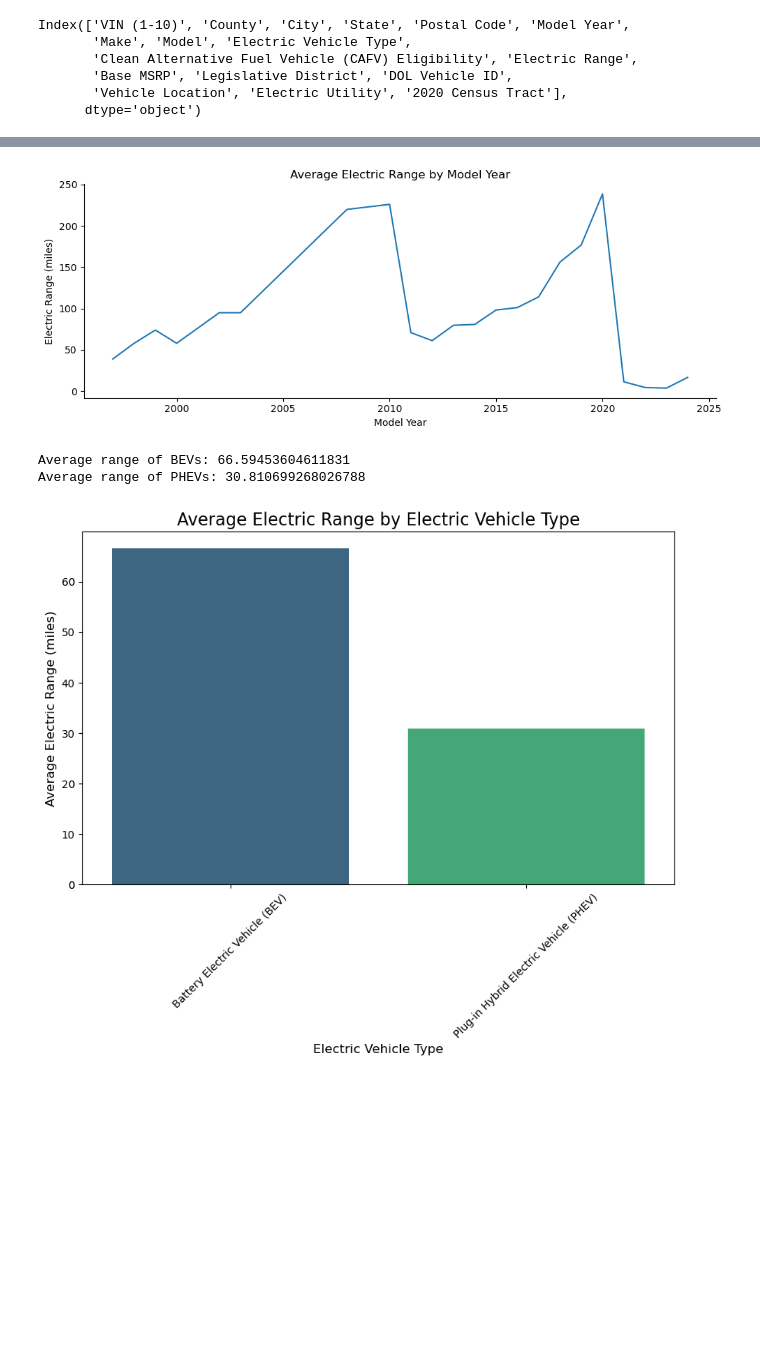
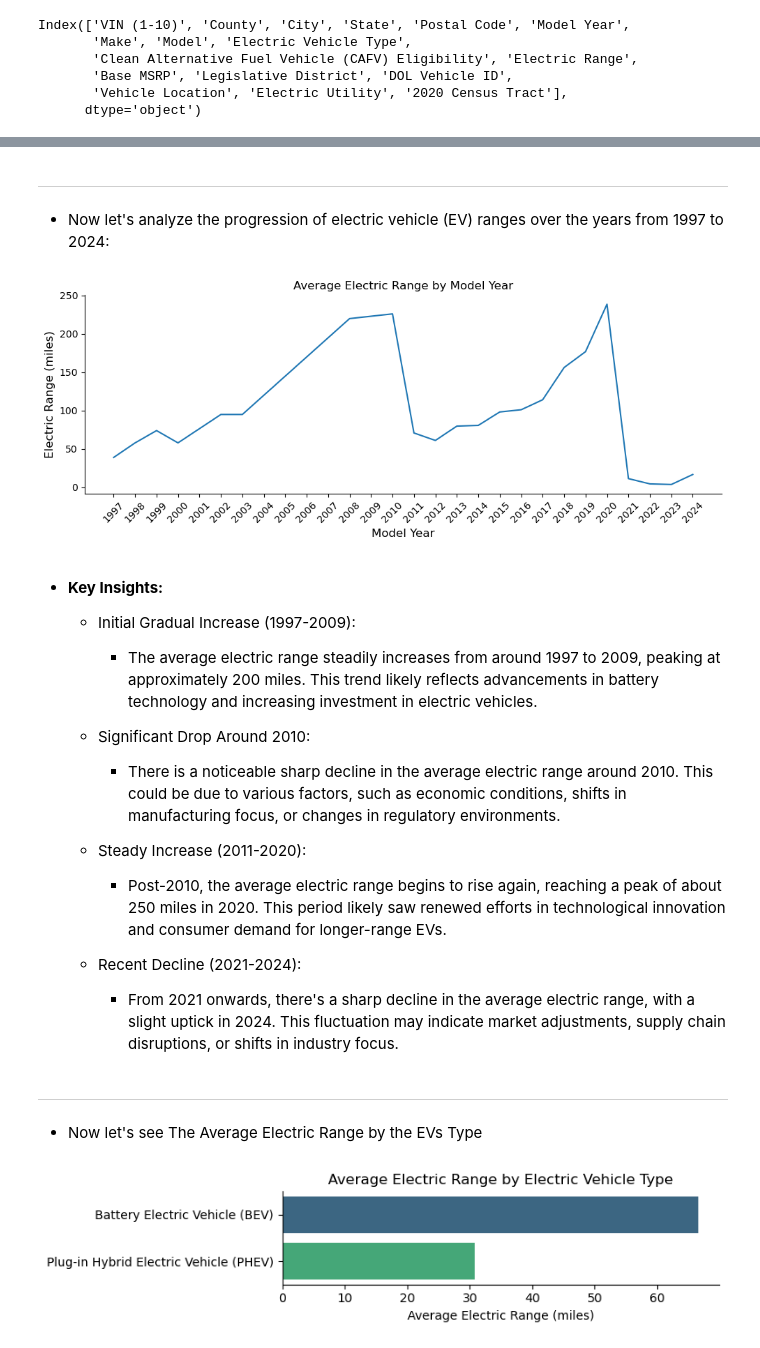
Before and after one commit to modyreturn/Data-Analysis-Projects, a Jupyter notebook: EVs Market Analysis/5_EVs_Range_Analysis.ipynb, the cells around one changed output, grey strips where cells are left out. Drawn from its saved outputs; the diff is of its cells as text; code cells hidden in the pictures; blank space fills up the shorter version.

```diff
--- a/EVs Market Analysis/5_EVs_Range_Analysis.ipynb
+++ b/EVs Market Analysis/5_EVs_Range_Analysis.ipynb
@@ -87,3 +106,7 @@ plt.show()
+# %% [markdown]
+____
+# %% [markdown]
+-  Now let's analyze the progression of electric vehicle (EV) ranges over the years from 1997 to 2024:
 # %%
 top_5_make = df['Make'].value_counts().head(5).index
 # %%
@@ -100,43 +123,56 @@ sns.lineplot(data=range_by_year, x='Model Year', y='Electric Range', marker='')
 
 
 plt.title('Average Electric Range by Model Year', fontsize=12)
-plt.xlabel('Model Year', fontsize=10)
-plt.ylabel('Electric Range (miles)', fontsize=10)
+plt.xlabel('Model Year', fontsize=12)
+plt.ylabel('Electric Range (miles)', fontsize=12)
 
-#plt.xticks(range(range_by_year['Model Year'].min(), range_by_year['Model Year'].max()+1))
+plt.xticks(range(range_by_year['Model Year'].min(), range_by_year['Model Year'].max()+1), rotation=45)
 
 sns.despine()
 plt.tight_layout()
 plt.show()
 # %% [output]
-[figure, old version]
+[figure, new version]
-# %%
-
-# Compare BEVs vs PHEVs
-bevs = df[df['Electric Vehicle Type'] == 'Battery Electric Vehicle (BEV)']
-phevs = df[df['Electric Vehicle Type'] == 'Plug-in Hybrid Electric Vehicle (PHEV)']
-
-print("Average range of BEVs:", bevs['Electric Range'].mean())
-print("Average range of PHEVs:", phevs['Electric Range'].mean())
-# %% [output]
-Average range of BEVs: 66.59453604611831
-Average range of PHEVs: 30.810699268026788
+# %% [markdown]
+-   **Key Insights:**
+
+    -   Initial Gradual Increase (1997-2009):
+
+        -   The average electric range steadily increases from around 1997 to 2009, peaking at approximately 200 miles. This trend likely reflects advancements in battery technology and increasing investment in electric vehicles.
+
+    -   Significant Drop Around 2010:
+
+        -   There is a noticeable sharp decline in the average electric range around 2010. This could be due to various factors, such as economic conditions, shifts in manufacturing focus, or changes in regulatory environments.
+
+    -   Steady Increase (2011-2020):
+
+        -   Post-2010, the average electric range begins to rise again, reaching a peak of about 250 miles in 2020. This period likely saw renewed efforts in technological innovation and consumer demand for longer-range EVs.
+
+    -   Recent Decline (2021-2024):
+
+        -   From 2021 onwards, there's a sharp decline in the average electric range, with a slight uptick in 2024. This fluctuation may indicate market adjustments, supply chain disruptions, or shifts in industry focus.
+# %% [markdown]
+___
+# %% [markdown]
+- Now let's see The Average Electric Range by the EVs Type
 # %%
 
 
 # Calculate the average Electric Range by Electric Vehicle Type
 range_by_ev_type = df.groupby('Electric Vehicle Type', as_index=False)['Electric Range'].mean()
 
 # Plot the comparison using Seaborn
-plt.figure(figsize=(10, 6))
-sns.barplot(data=range_by_ev_type, x='Electric Vehicle Type', y='Electric Range', palette='viridis')
+plt.figure(figsize=(8, 2))
+sns.barplot(data=range_by_ev_type, y='Electric Vehicle Type', x='Electric Range', palette='viridis')
 
-# Add titles and labels
-plt.title('Average Electric Range by Electric Vehicle Type', fontsize=16)
-plt.xlabel('Electric Vehicle Type', fontsize=12)
-plt.ylabel('Average Electric Range (miles)', fontsize=12)
-plt.xticks(rotation=45)
 
+plt.title('Average Electric Range by Electric Vehicle Type', fontsize=12)
+plt.ylabel('')
+plt.xlabel('Average Electric Range (miles)')
+plt.xticks(rotation=0)
+
+sns.despine()
+plt.tight_layout()
 plt.show()
 # %% [output]
-[figure, old version]
+[figure, new version]
```
Also changed, not shown: parts of 8 cells of this notebook, 4 other files.
